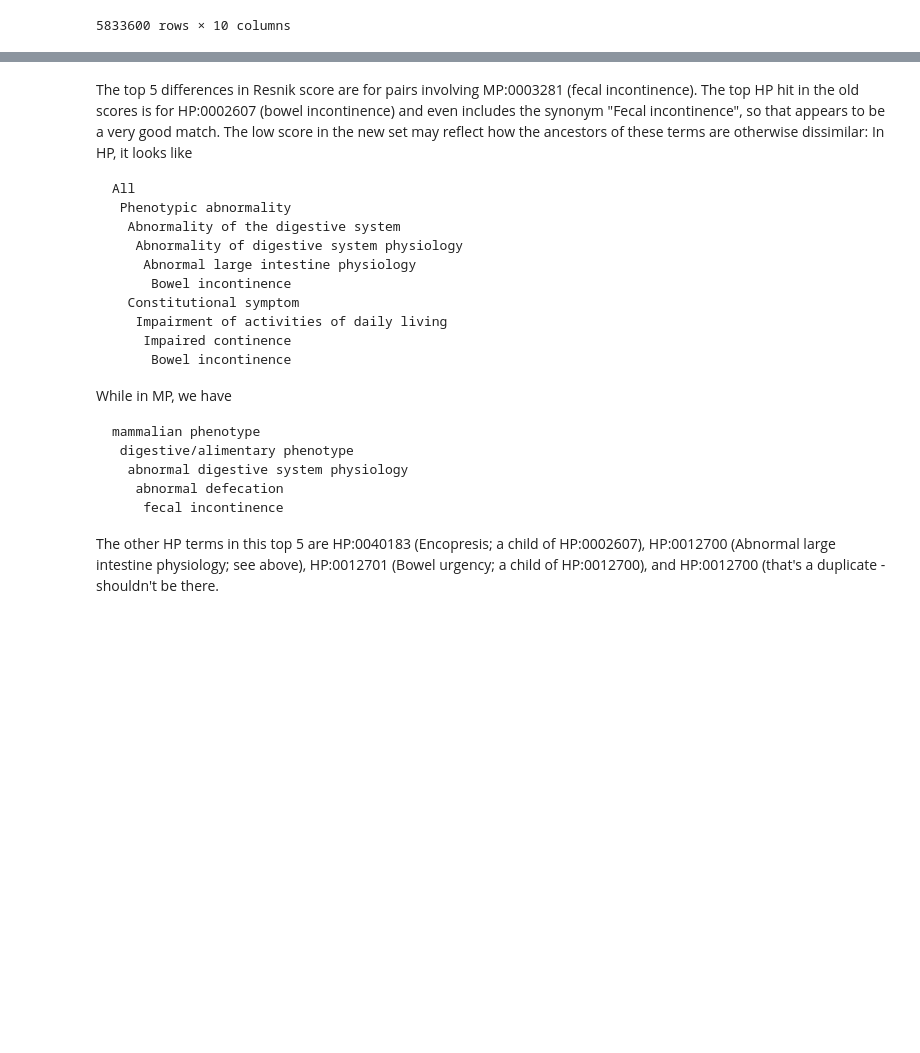
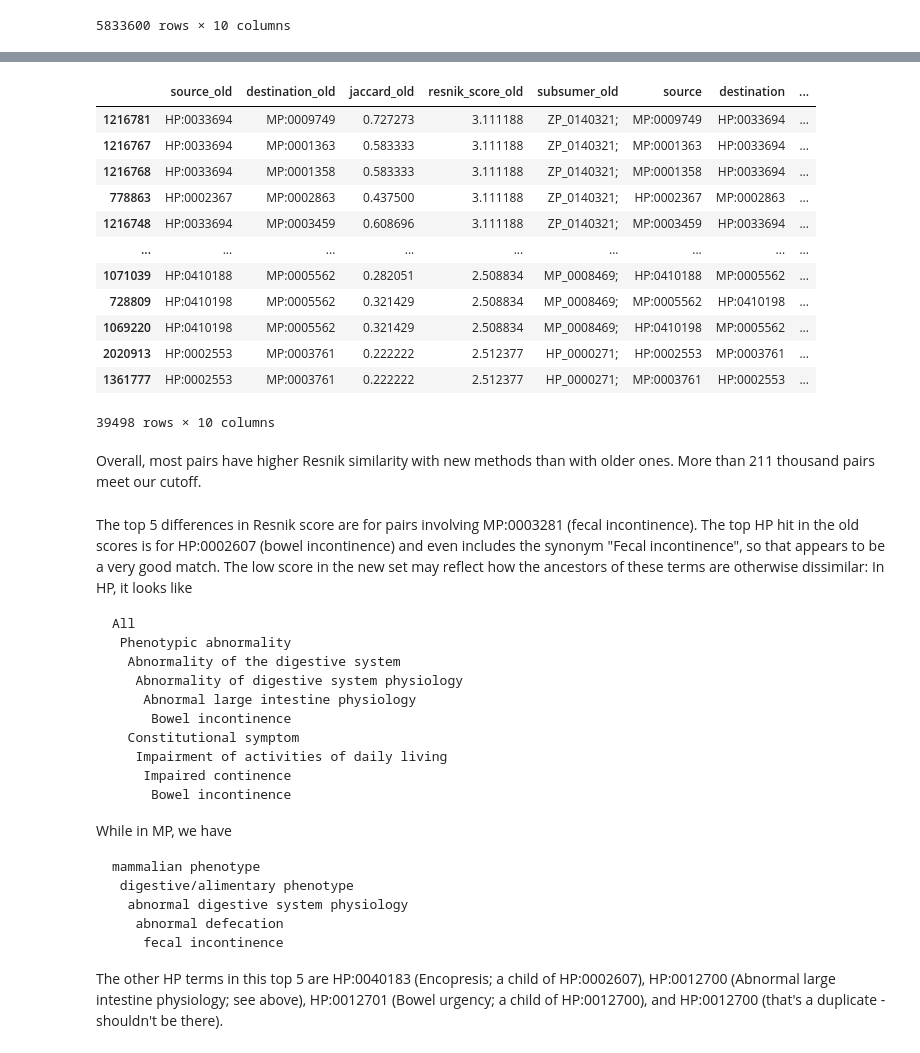
Before and after one commit to Knowledge-Graph-Hub/semsim, a Jupyter notebook: notebooks/plot_old_versus_new_phenodigm_resnik_and_jaccard.ipynb, the cells around one changed output, grey strips where cells are left out. Drawn from its saved outputs; the diff is of its cells as text; code cells hidden in the pictures; blank space fills up the shorter version.

````diff
--- a/notebooks/plot_old_versus_new_phenodigm_resnik_and_jaccard.ipynb
+++ b/notebooks/plot_old_versus_new_phenodigm_resnik_and_jaccard.ipynb
@@ -171,0 +173,8 @@ intersected_scores
+# %%
+# Find pairs +/- 1.5 iqr
+q3 = np.quantile(intersected_scores['resnik_diff'], 0.75)
+q1 = np.quantile(intersected_scores['resnik_diff'], 0.25)
+iqr = q3 - q1
+lower = q1 - 1.5 * iqr
+upper = q3 + 1.5 * iqr
+(lower, upper)
@@ -172,3 +200,21 @@ intersected_scores
+# %%
+intersected_scores[(intersected_scores['resnik_diff'] <= lower)]
+# %% [output]
+|  | source_old | destination_old | jaccard_old | resnik_score_old | subsumer_old | source | destination | ... |
+| 1216781 | HP:0033694 | MP:0009749 | 0.727273 | 3.111188 | ZP_0140321; | MP:0009749 | HP:0033694 | ... |
+| 1216767 | HP:0033694 | MP:0001363 | 0.583333 | 3.111188 | ZP_0140321; | MP:0001363 | HP:0033694 | ... |
+| 1216768 | HP:0033694 | MP:0001358 | 0.583333 | 3.111188 | ZP_0140321; | MP:0001358 | HP:0033694 | ... |
+| 778863 | HP:0002367 | MP:0002863 | 0.437500 | 3.111188 | ZP_0140321; | HP:0002367 | MP:0002863 | ... |
+| 1216748 | HP:0033694 | MP:0003459 | 0.608696 | 3.111188 | ZP_0140321; | MP:0003459 | HP:0033694 | ... |
+| ... | ... | ... | ... | ... | ... | ... | ... | ... |
+| 1071039 | HP:0410188 | MP:0005562 | 0.282051 | 2.508834 | MP_0008469; | HP:0410188 | MP:0005562 | ... |
+| 728809 | HP:0410198 | MP:0005562 | 0.321429 | 2.508834 | MP_0008469; | MP:0005562 | HP:0410198 | ... |
+| 1069220 | HP:0410198 | MP:0005562 | 0.321429 | 2.508834 | MP_0008469; | HP:0410198 | MP:0005562 | ... |
+| 2020913 | HP:0002553 | MP:0003761 | 0.222222 | 2.512377 | HP_0000271; | HP:0002553 | MP:0003761 | ... |
+| 1361777 | HP:0002553 | MP:0003761 | 0.222222 | 2.512377 | HP_0000271; | MP:0003761 | HP:0002553 | ... |
+39498 rows × 10 columns
+# %% [markdown]
+Overall, most pairs have higher Resnik similarity with new methods than with older ones. More than 211 thousand pairs meet our cutoff.
 # %% [markdown]
 The top 5 differences in Resnik score are for pairs involving MP:0003281 (fecal incontinence). The top HP hit in the old scores is for HP:0002607 (bowel incontinence) and even includes the synonym "Fecal incontinence", so that appears to be a very good match. The low score in the new set may reflect how the ancestors of these terms are otherwise dissimilar:
 In HP, it looks like
@@ -193,4 +239,4 @@ mammalian phenotype
     fecal incontinence
 ```
 
-The other HP terms in this top 5 are HP:0040183 (Encopresis; a child of HP:0002607), HP:0012700 (Abnormal large intestine physiology; see above), HP:0012701 (Bowel urgency; a child of HP:0012700), and HP:0012700 (that's a duplicate - shouldn't be there.
+The other HP terms in this top 5 are HP:0040183 (Encopresis; a child of HP:0002607), HP:0012700 (Abnormal large intestine physiology; see above), HP:0012701 (Bowel urgency; a child of HP:0012700), and HP:0012700 (that's a duplicate - shouldn't be there).
````
Also changed, not shown: parts of 24 cells of this notebook.
